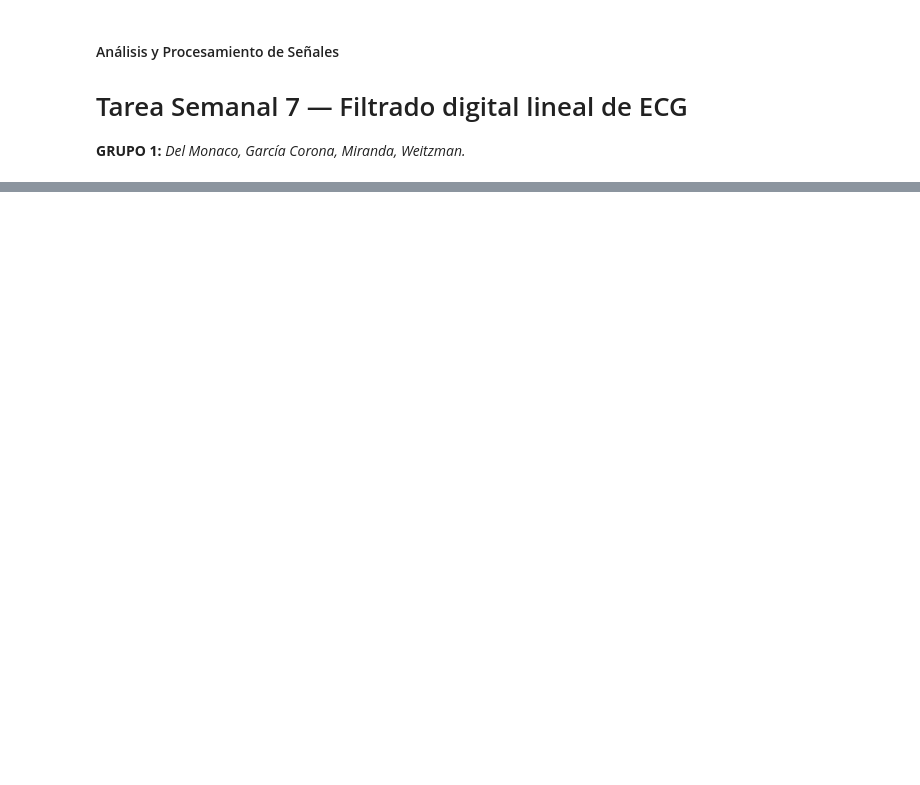
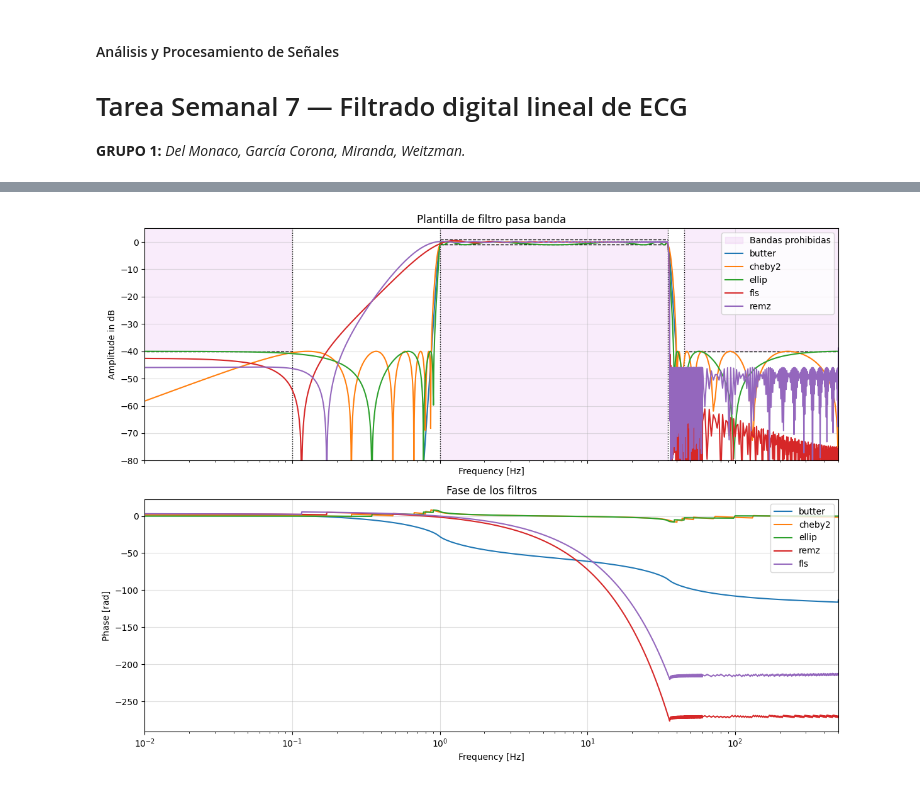
Before and after one commit to franciscoweitzman-cyber/aps_francisco_weitzman, a Jupyter notebook: TS7/TS7_GRUPO_1.ipynb, the cells around one changed output, grey strips where cells are left out. Saved outputs shown, nothing was run; the diff lists cells and outputs as text; code cells hidden in the pictures; blank space fills up the shorter version.

```diff
--- a/TS7/TS7_GRUPO_1.ipynb
+++ b/TS7/TS7_GRUPO_1.ipynb
@@ -19,0 +55,9 @@ a) Establezca una plantilla de diseño para los filtros digitales que necesitar
+# %%
+nyq_frec = fs_ecg/2
+# frecuencias de paso y corte
+ws1 = 0.1    # Hz
+wp1 = 1     # Hz
+wp2 = 35.0    # Hz
+ws2 = 40.0    # Hz
+rip = 1.0     # dB ripple (gpass)
+ate = 40.0    # dB atenuacion (gstop)
@@ -19,0 +70,4 @@ a) Establezca una plantilla de diseño para los filtros digitales que necesitar
+# %%
+sos_but = sig.iirdesign([wp1,wp2], [ws1, ws2], gpass=rip, gstop=ate, analog=False, ftype='butter', output='sos', fs=fs_ecg)
+sos_ch2 = sig.iirdesign([wp1,wp2], [ws1, ws2], gpass=rip, gstop=ate, analog=False, ftype='cheby2', output='sos', fs=fs_ecg)
+sos_ell = sig.iirdesign([wp1,wp2], [ws1, ws2], gpass=rip, gstop=ate, analog=False, ftype='ellip', output='sos', fs=fs_ecg)
@@ -19,0 +130,74 @@ a) Establezca una plantilla de diseño para los filtros digitales que necesitar
+# %%
+# =============================================================================
+# plantilla grafica de diseño del filtro
+# =============================================================================
+# %%
+
+FMAX, YMIN, YMAX = 500, -80, 5
+COLOR = '#e8b4f0'
+
+def a_db(h): #pasa a db la respuesta de amplitud de los filtros para graficarlos
+    return 20*np.log10(np.abs(h))
+
+def fase(h): #fase desenrollada de la respuesta en frecuencia (radianes)
+    return np.unwrap(np.angle(h))
+
+
+def dibujar_plantilla(ax, ws1_fig, wp1_fig, wp2_fig, ws2_fig, rip_fig, ate_fig, fmax=FMAX, ymin=YMIN, ymax=YMAX):
+    kw = dict(color=COLOR, alpha=0.25, lw=0)
+    # Zonas prohibidas
+    ax.fill_between([1e-3, ws1_fig],    -ate_fig, ymax, **kw)          # corte inferior
+    ax.fill_between([ws2_fig, fmax], -ate_fig, ymax, **kw)             # corte superior
+    ax.fill_between([wp1_fig, wp2_fig],  ymin, -rip_fig, **kw)         # paso: debajo de -rip_fig
+    ax.fill_between([wp1_fig, wp2_fig],  rip_fig, ymax, **kw)          # paso: encima de +rip_fig
+    # Límites
+    ax.hlines([rip_fig, -rip_fig], wp1_fig, wp2_fig, colors='k', linestyles='--', lw=1)
+    ax.hlines(-ate_fig, ws2_fig, fmax, colors='k', linestyles='--', lw=1)
+    ax.hlines(-ate_fig, 1e-3, ws1_fig, colors='k', linestyles='--', lw=1)
+    ax.vlines([ws1_fig, wp1_fig, wp2_fig, ws2_fig], ymin, ymax, colors='k', linestyles=':', lw=1)
+    # Entrada de leyenda
+    ax.fill_between([], [], [], color=COLOR, alpha=0.25, label='Bandas prohibidas')
+
+if __name__ == '__main__':
+    fig, (ax, ax_fase) = plt.subplots(2, 1, figsize=(12, 9), sharex=True)
+    dibujar_plantilla(ax,
+                      ws1_fig=0.1,
+                      wp1_fig=1,
+                      wp2_fig=35,
+                      ws2_fig=45,
+                      rip_fig=1,
+                      ate_fig=40)
+
+    # ax.plot(f, a_db(np.abs(H)), label='Filtro')
+    ax.plot(w_but, a_db(h_but), label="butter")
+    ax.plot(w_ch2, a_db(h_ch2), label="cheby2")
+    ax.plot(w_ell, a_db(h_ell), label="ellip")
+    ax.plot(w_fls, a_db(h_fls), label="fls")
+    ax.plot(w_rem, a_db(h_rem), label="remz")
+
+    ax.set_xscale('log')
+    ax.set_xlim(0.01, FMAX)
+    ax.set_ylim(YMIN, YMAX)
+    ax.set_xlabel('Frequency [Hz]')
+    ax.set_ylabel('Amplitude in dB')
+    ax.set_title('Plantilla de filtro pasa banda')
+    ax.grid(True, alpha=0.4)
+    ax.legend(loc='upper right')
+
+    # --- Fase (mismo orden y mismas etiquetas que arriba) ---
+    ax_fase.plot(w_but, fase(h_but), label="butter")
+    ax_fase.plot(w_ch2, fase(h_ch2), label="cheby2")
+    ax_fase.plot(w_ell, fase(h_ell), label="ellip")
+    ax_fase.plot(w_rem, fase(h_rem), label="remz")
+    ax_fase.plot(w_fls, fase(h_fls), label="fls")
+
+    ax_fase.set_xlabel('Frequency [Hz]')
+    ax_fase.set_ylabel('Phase [rad]')
+    ax_fase.set_title('Fase de los filtros')
+    ax_fase.grid(True, alpha=0.4)
+    ax_fase.legend(loc='upper right')
+
+    plt.tight_layout()
+    plt.show()
+# %% [output]
+[figure, added]
```
Also changed, not shown: parts of 13 cells of this notebook.
